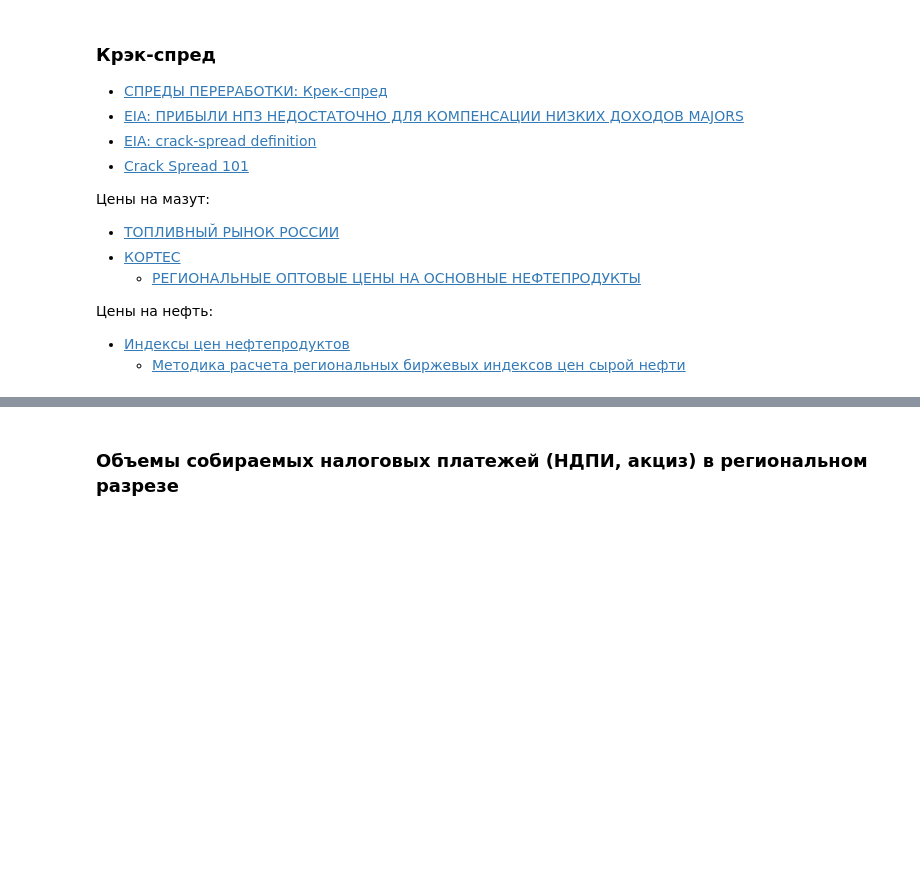
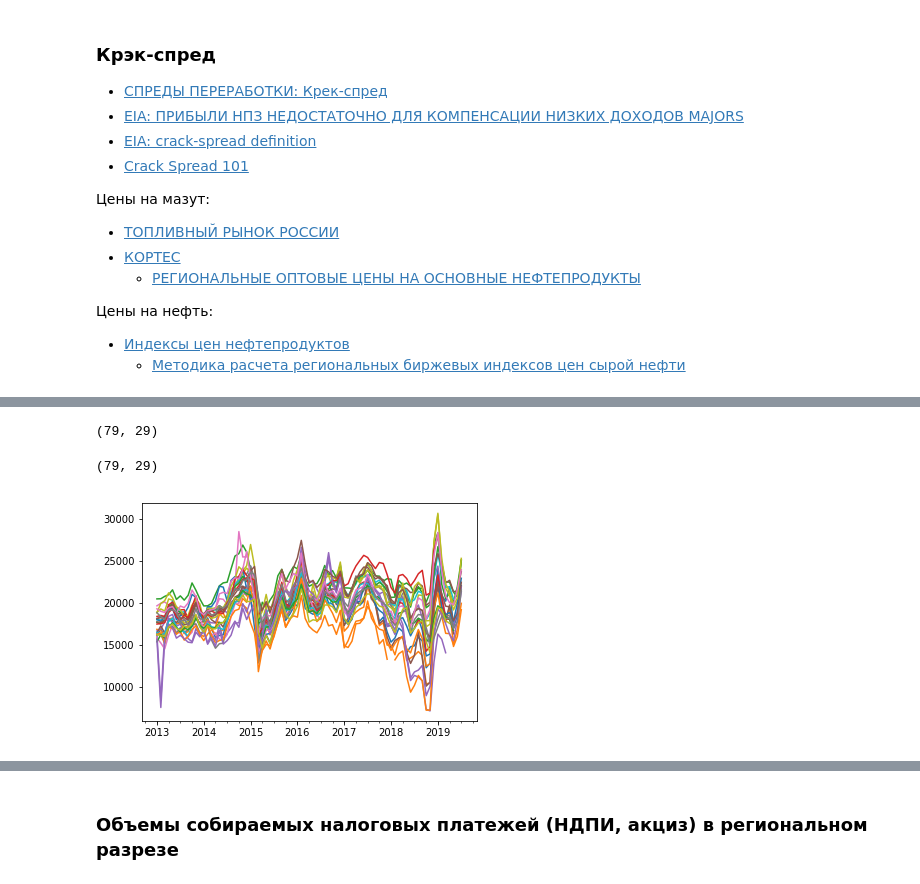
Before and after one commit to xenakas/py_projects, a Jupyter notebook: oil_indexes/oil_indexes.ipynb, the cells around one changed output, grey strips where cells are left out. Saved outputs shown, nothing was run; the diff lists cells and outputs as text; code cells hidden in the pictures; blank space fills up the shorter version.

```diff
--- a/oil_indexes/oil_indexes.ipynb
+++ b/oil_indexes/oil_indexes.ipynb
@@ -648,0 +1282,17 @@ mazut_tmp_2.to_csv('mazz_2.csv')
+# %%
+# prices_mazut = prices_mazut.iloc[12:,:]
+prices_mazut = prices_mazut.iloc[:-1,:]
+prices_mazut.shape
+# %% [output]
+(79, 29)
+# %%
+# prices_raw_neft = prices_raw_neft.iloc[13:,:]
+prices_raw_neft = prices_raw_neft.iloc[:-5,:]
+prices_raw_neft.shape
+# %% [output]
+(79, 29)
+# %%
+prices_raw_neft = prices_raw_neft.apply(pd.to_numeric)
+# %%
+crack_spread = ((2 * prices_fuel).add(prices_mazut)).sub(3 * prices_raw_neft)/3
+#
@@ -648,0 +1301,4 @@ mazut_tmp_2.to_csv('mazz_2.csv')
+# %%
+crack_spread.plot(legend=False);
+# %% [output]
+[figure, added]
```
Also changed, not shown: parts of 202 cells of this notebook.
